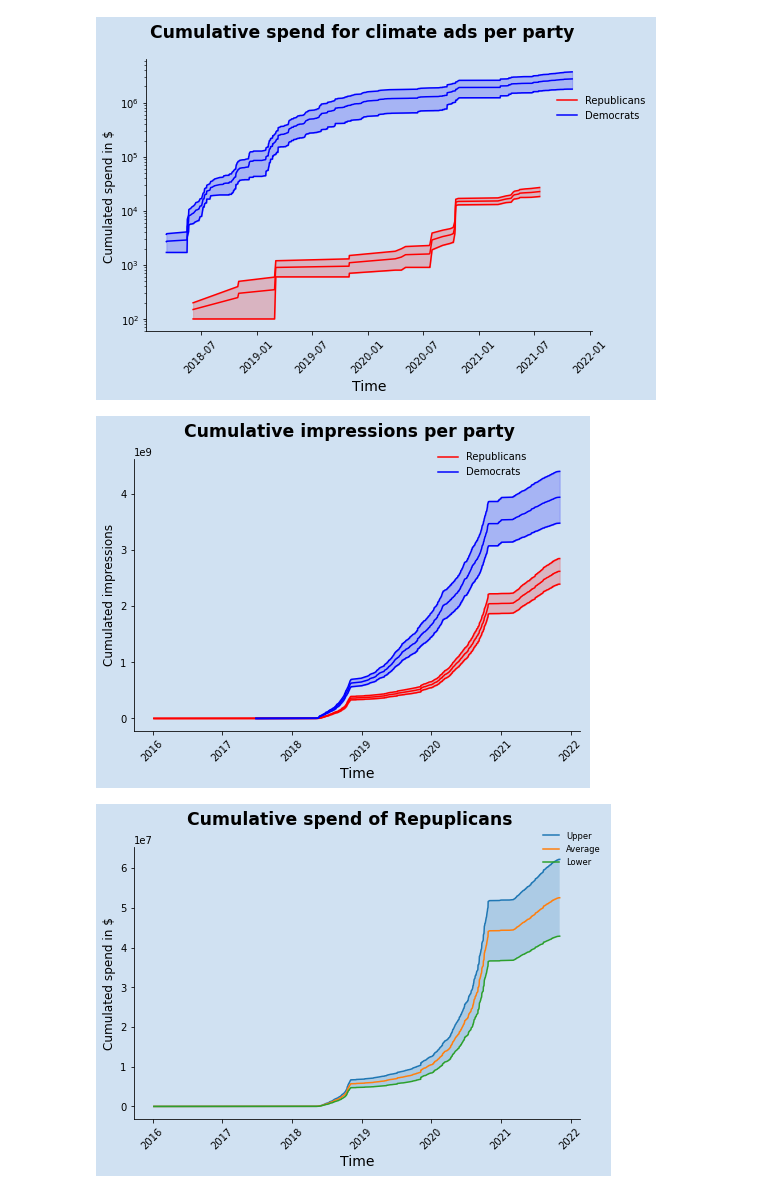
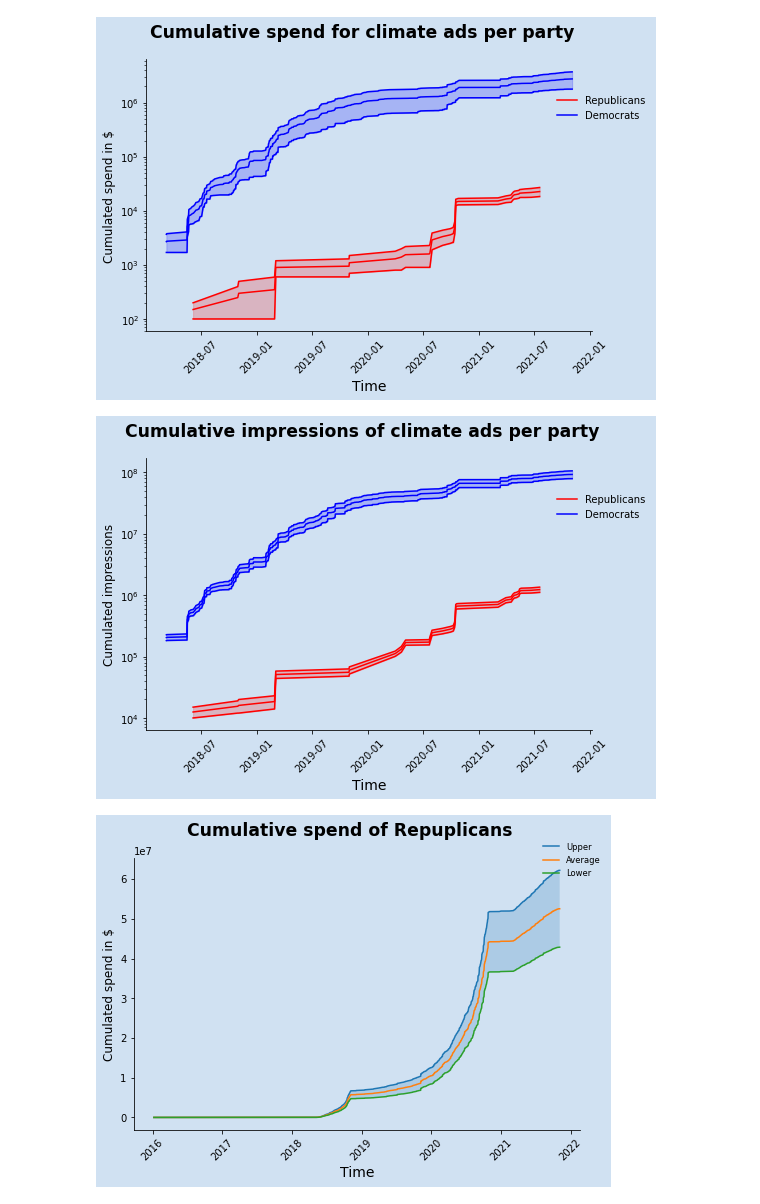
Before and after one commit to lrnz-asnprs/political-ad-api, a Jupyter notebook: notebooks/laurenz_notebook.ipynb, the cells around one changed output. Saved outputs shown, nothing was run; the diff lists cells and outputs as text; code cells hidden in the pictures.

```diff
--- a/notebooks/laurenz_notebook.ipynb
+++ b/notebooks/laurenz_notebook.ipynb
@@ -258,0 +260,7 @@ democrats = grouper.group_ads_by_party_by_day(data, "Democrat")
+# %%
+from political_ads.keyword_filter import Filter
+
+filter = Filter()
+
+climate_ads = filter.get_climate_ads(data)
+climate_ads.shape
@@ -259,3 +269,3 @@ democrats = grouper.group_ads_by_party_by_day(data, "Democrat")
 # %%
-republicans_climate = grouper.group_ads_by_party_by_day(climate_ads, "Republican")
-democrats_climate = grouper.group_ads_by_party_by_day(climate_ads, "Democrat")
+republicans_climate = grouper.group_ads_by_party_by_page(climate_ads, "Republican")
+democrats_climate = grouper.group_ads_by_party_by_page(climate_ads, "Democrat")
@@ -261,0 +322,17 @@ democrats_climate = grouper.group_ads_by_party_by_day(climate_ads, "Democrat")
+# %%
+import seaborn as sns
+import matplotlib.pyplot as plt
+# Plot the result
+sns.set_theme(style="whitegrid")
+# Initialize the matplotlib figure
+f, ax = plt.subplots(figsize=(8, 6))
+
+# Plot the scores
+# sns.set_color_codes("pastel")
+sns.barplot(x=all_climate[:10]["no_ads"], y=all_climate[:10]["page_name"],
+             color="b", hue=all_climate[:10]["party"], palette="pastel")
+f.suptitle("Top advertisers by number of ads")
+# Add a legend and informative axis label
+ax.legend(ncol=2, loc="lower right", frameon=True)
+# ax.set(xlim=(3.9, 4.3), ylabel="",
+#        xlabel="")
@@ -312,8 +392,8 @@ plt.show()
 # %%
  # https://www.dataquest.io/blog/tutorial-time-series-analysis-with-pandas/
         # This graph: https://swdevnotes.com/python/2020/display-line-chart-range/
-politician = title
         # df_c = u5mr_df.loc[([country]), :]
+import matplotlib.pyplot as plt
 
 df_c = republicans_climate
 days = df_c.ad_creation_time
@@ -331,36 +411,36 @@ ax.plot(days, upper, label = 'Republicans', color="red")
 ax.plot(days, average, color="red")
 ax.plot(days, lower, color="red")
 
 ax.set_ylabel('Cumulated impressions', fontsize = 'large')
 ax.set_xlabel('Time', fontsize=14)
         # Hide the right and top spines
 ax.spines['right'].set_visible(False)
 ax.spines['top'].set_visible(False)
 ax.fill_between(days, lower, upper, alpha=0.2, color="red")
 
 
 # Second plot
 df_2 = democrats_climate
 days_2 = df_2.ad_creation_time
 lower_2 = df_2.sum_impressions_lo.cumsum()
 average_2 = df_2.avg_impressions.cumsum()
 upper_2 = df_2.sum_impressions_hi.cumsum()
 
 ax.plot(days_2, upper_2, label = 'Democrats', color="blue")
 ax.plot(days_2, average_2, color="blue")
 ax.plot(days_2, lower_2,color="blue")
 ax.fill_between(days_2, lower_2, upper_2, alpha=0.2, color="blue")
 
 ax.legend(bbox_to_anchor = (0.9, 0.9),
-                loc = 'lower right',
+                loc = 'upper left',
                 frameon = False,
                 fontsize = 'medium')
 
-
+plt.yscale("log")
 plt.xticks(rotation = 45) # Rotates X-Axis Ticks by 45-degrees
 plt.show()
 # %% [output]
-[figure, old version]
+[figure, new version]
 # %%
 import matplotlib.pyplot as plt
 viz.spend_over_time_cum(republicans, "Repuplicans")
```
Also changed, not shown: parts of 24 cells of this notebook, 4 other files.
